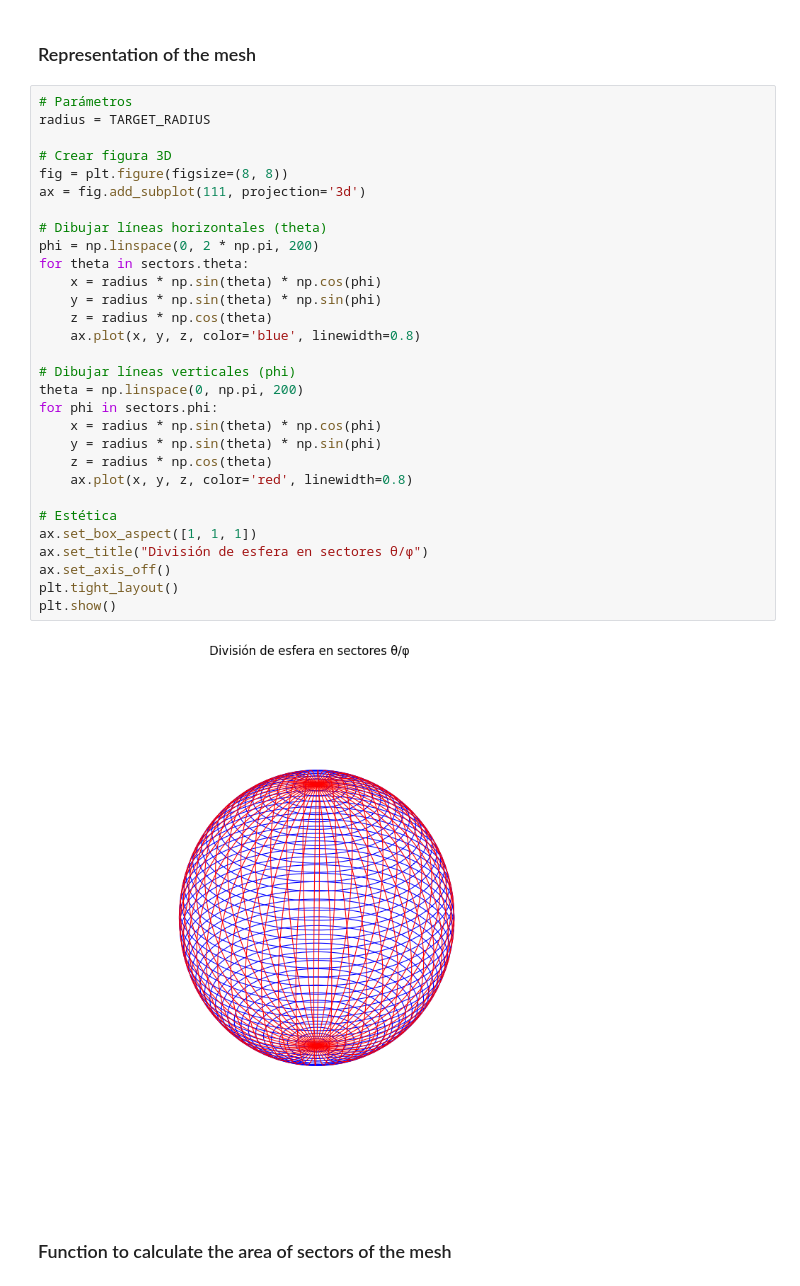
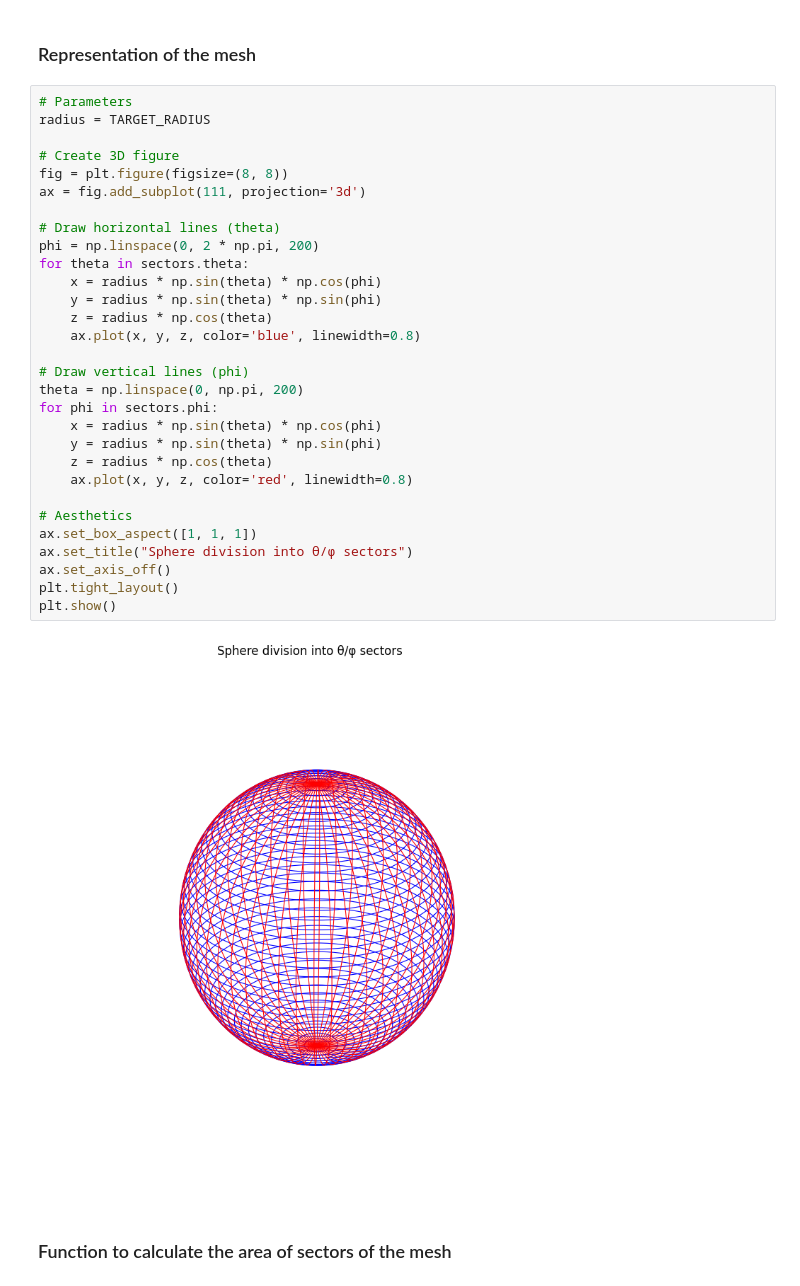
Before and after one commit to clarajdr/Omega60-DD-ICF-simulation, a Jupyter notebook: samplerays.ipynb, the cells around one changed output. Cells and saved outputs as stored; diff of their text form.

```diff
--- a/samplerays.ipynb
+++ b/samplerays.ipynb
@@ -843,37 +889,37 @@ sectors = SphereSectors( num_theta = 50, num_phi = 50)
 # %% [markdown]
 ### Representation of the mesh
 # %%
-# Parámetros
+# Parameters
 radius = TARGET_RADIUS
 
-# Crear figura 3D
+# Create 3D figure
 fig = plt.figure(figsize=(8, 8))
 ax = fig.add_subplot(111, projection='3d')
 
-# Dibujar líneas horizontales (theta)
+# Draw horizontal lines (theta)
 phi = np.linspace(0, 2 * np.pi, 200)
 for theta in sectors.theta:
     x = radius * np.sin(theta) * np.cos(phi)
     y = radius * np.sin(theta) * np.sin(phi)
     z = radius * np.cos(theta)
     ax.plot(x, y, z, color='blue', linewidth=0.8)
 
-# Dibujar líneas verticales (phi)
+# Draw vertical lines (phi)
 theta = np.linspace(0, np.pi, 200)
 for phi in sectors.phi:
     x = radius * np.sin(theta) * np.cos(phi)
     y = radius * np.sin(theta) * np.sin(phi)
     z = radius * np.cos(theta)
     ax.plot(x, y, z, color='red', linewidth=0.8)
 
-# Estética
+# Aesthetics
 ax.set_box_aspect([1, 1, 1])
-ax.set_title("División de esfera en sectores θ/φ")
+ax.set_title("Sphere division into θ/φ sectors")
 ax.set_axis_off()
 plt.tight_layout()
 plt.show()
 # %% [output]
-[figure, old version]
+[figure, new version]
 # %% [markdown]
 ### Function to calculate the area of sectors of the mesh
 # %%
```
Also changed, not shown: parts of 21 cells of this notebook, 2 other files.
